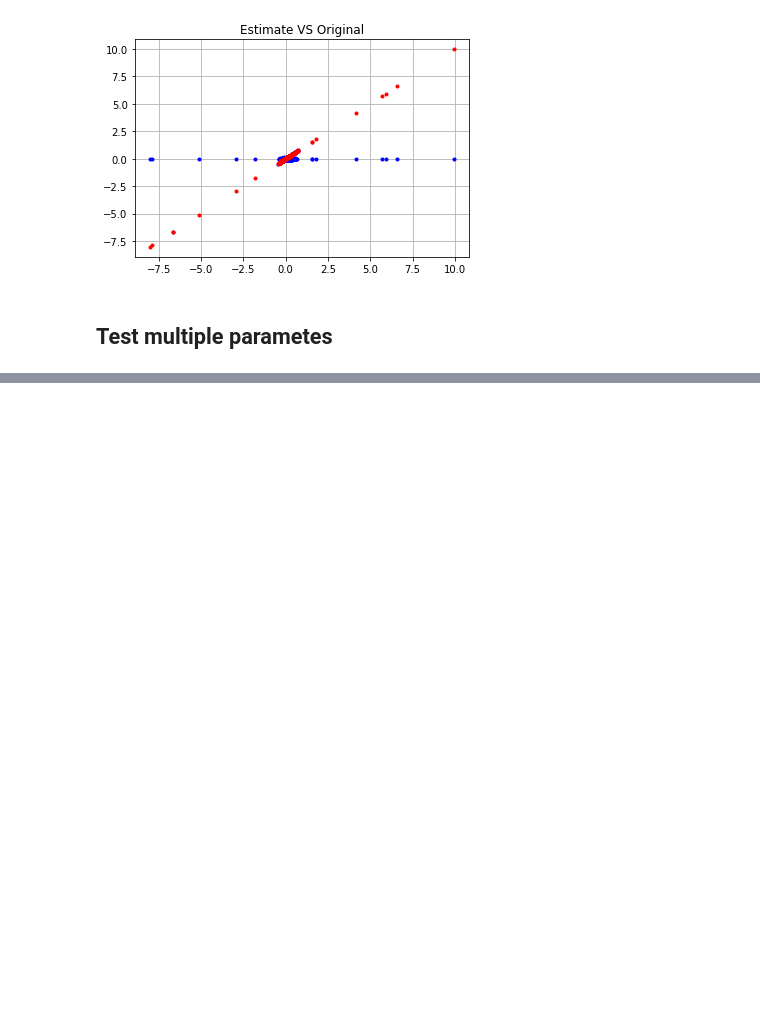
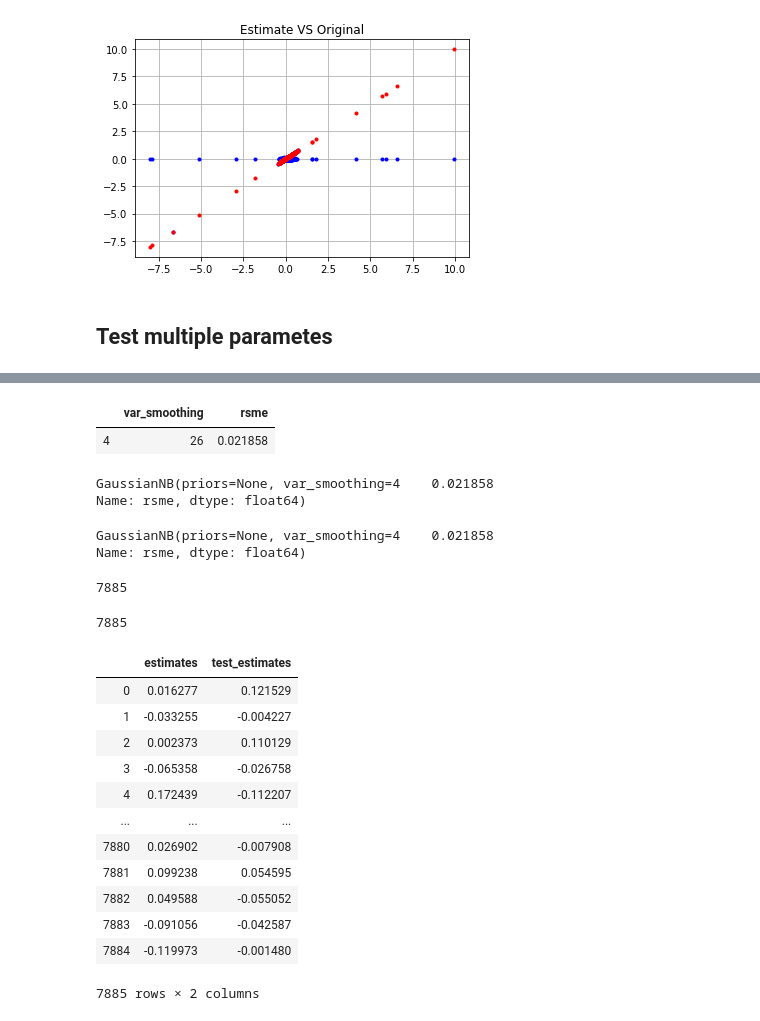
Before and after one commit to E7SATAI/wageForcasterMx, a Jupyter notebook: eda/naive-bayes.ipynb, the cells around one changed output, grey strips where cells are left out. Cells and saved outputs as stored; diff of their text form; code cells hidden in the pictures; blank space fills up the shorter version.

```diff
--- a/eda/naive-bayes.ipynb
+++ b/eda/naive-bayes.ipynb
@@ -247,0 +243,7 @@ for dic in naive_bayes_dic_array:
+# %%
+rsme = min(i for i in rsmes)
+df_param_rsme = df_errors_and_params[df_errors_and_params.rsme == rsme]
+df_param_rsme
+# %% [output]
+|  | var_smoothing | rsme |
+| 4 | 26 | 0.021858 |
@@ -247,0 +257,11 @@ for dic in naive_bayes_dic_array:
+# %%
+naive_bayes
+# %% [output]
+GaussianNB(priors=None, var_smoothing=4    0.021858
+Name: rsme, dtype: float64)
+# %%
+train_data_y = np.asarray(train_y, dtype="|S9")  # change type
+naive_bayes.fit(train_x, train_data_y)
+# %% [output]
+GaussianNB(priors=None, var_smoothing=4    0.021858
+Name: rsme, dtype: float64)
@@ -247,0 +272,26 @@ for dic in naive_bayes_dic_array:
+# %%
+len(estimates)
+# %% [output]
+7885
+# %%
+len(test_estimates)
+# %% [output]
+7885
+# %%
+real_test = pd.DataFrame({'estimates': estimates, 'test_estimates': test_estimates})
+# %%
+real_test
+# %% [output]
+|  | estimates | test_estimates |
+| 0 | 0.016277 | 0.121529 |
+| 1 | -0.033255 | -0.004227 |
+| 2 | 0.002373 | 0.110129 |
+| 3 | -0.065358 | -0.026758 |
+| 4 | 0.172439 | -0.112207 |
+| ... | ... | ... |
+| 7880 | 0.026902 | -0.007908 |
+| 7881 | 0.099238 | 0.054595 |
+| 7882 | 0.049588 | -0.055052 |
+| 7883 | -0.091056 | -0.042587 |
+| 7884 | -0.119973 | -0.001480 |
+7885 rows × 2 columns
```
Also changed, not shown: parts of 37 cells of this notebook.
